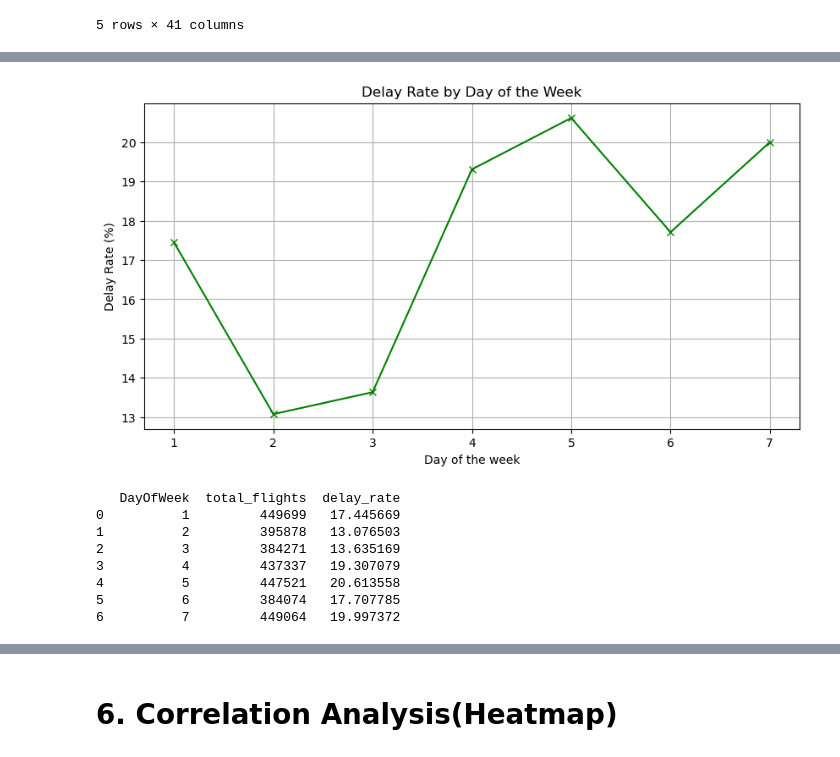
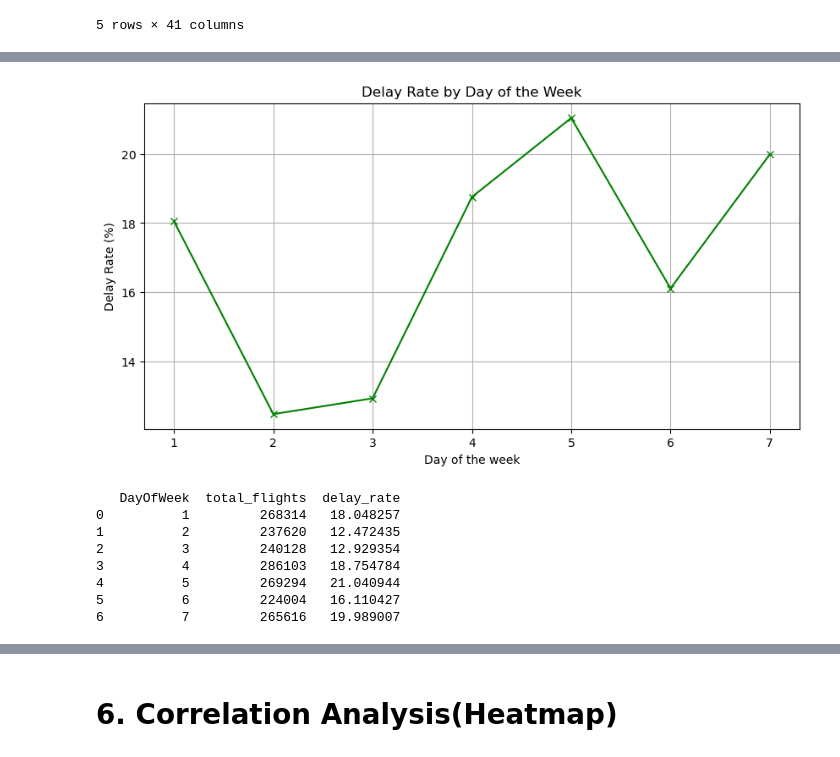
Before and after one commit to hanisohaan10/flight-delay-prediction, a Jupyter notebook: notebooks/04-EDA-Relationships.ipynb, the cells around one changed output, grey strips where cells are left out. Cells and saved outputs as stored; diff of their text form; code cells hidden in the pictures.

```diff
--- a/notebooks/04-EDA-Relationships.ipynb
+++ b/notebooks/04-EDA-Relationships.ipynb
@@ -14,8 +14,8 @@ import numpy as np
 import matplotlib.pyplot as plt
 import seaborn as sns
 
-# Load cleaned data
-df = pd.read_parquet(here("data/processed/clean.parquet"))
+# Load train data
+df = pd.read_parquet(here("data/processed/train.parquet"))
 print(df.columns)
 df.head()
 # %% [output]
@@ -155,43 +205,41 @@ print(airline_delay)
 # %%
 dayOfWeek_delay = (
     df.groupby("DayOfWeek")
     .agg(
         total_flights=("DepDel15", "count"),
         delay_rate=("DepDel15", "mean")
     )
     .reset_index()
 )
 
 dayOfWeek_delay["delay_rate"] *= 100
-
-dayOfWeek_delay.head()
 
 plt.figure(figsize=(10,5))
 
 plt.plot(
     dayOfWeek_delay["DayOfWeek"],
     dayOfWeek_delay["delay_rate"],
     marker="x",
     color = 'g'
 )
 
 plt.xlabel("Day of the week")
 plt.ylabel("Delay Rate (%)")
 plt.title("Delay Rate by Day of the Week")
 
 plt.grid(True)
 plt.show()
 
 print(dayOfWeek_delay)
 # %% [output]
-[figure, old version]
+[figure, new version]
    DayOfWeek  total_flights  delay_rate
-0          1         449699   17.445669
-1          2         395878   13.076503
-2          3         384271   13.635169
-3          4         437337   19.307079
-4          5         447521   20.613558
-5          6         384074   17.707785
-6          7         449064   19.997372
+0          1         268314   18.048257
+1          2         237620   12.472435
+2          3         240128   12.929354
+3          4         286103   18.754784
+4          5         269294   21.040944
+5          6         224004   16.110427
+6          7         265616   19.989007
 # %% [markdown]
 # 4. Airport vs DepDel15
```
Also changed, not shown: parts of 11 cells of this notebook, 2 other files.
